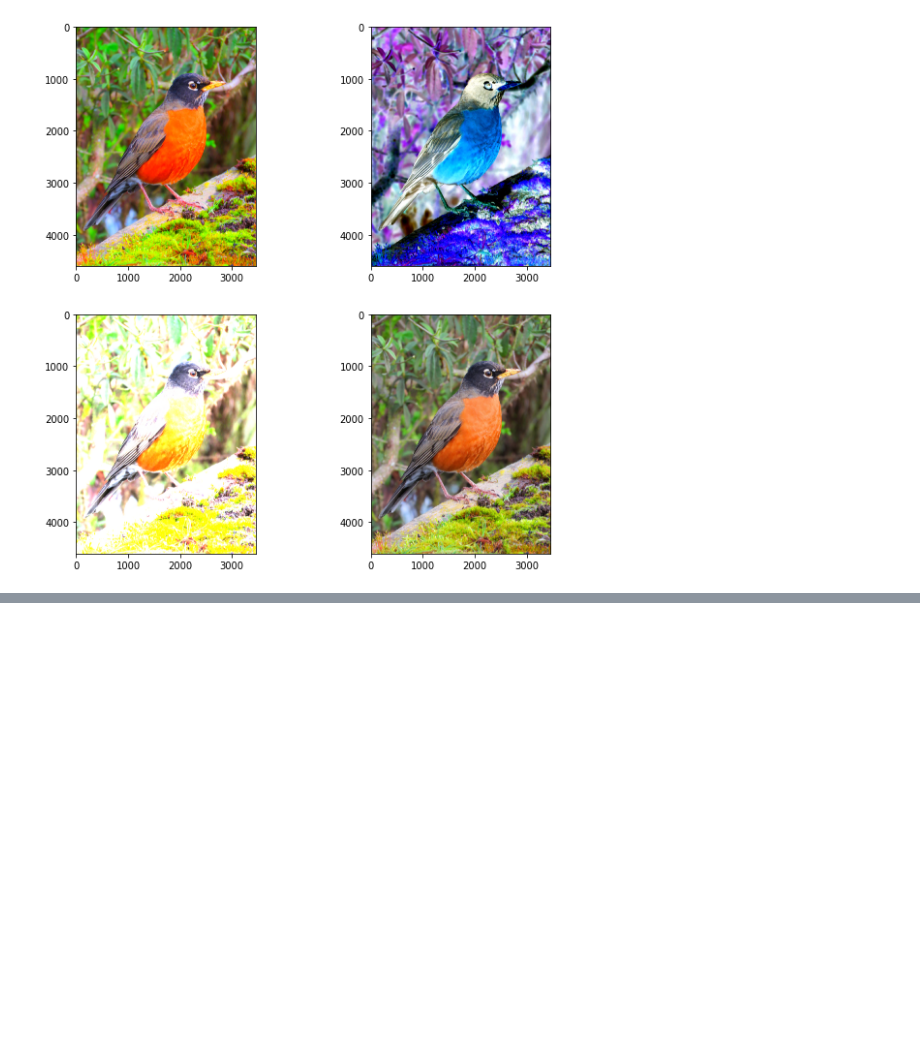
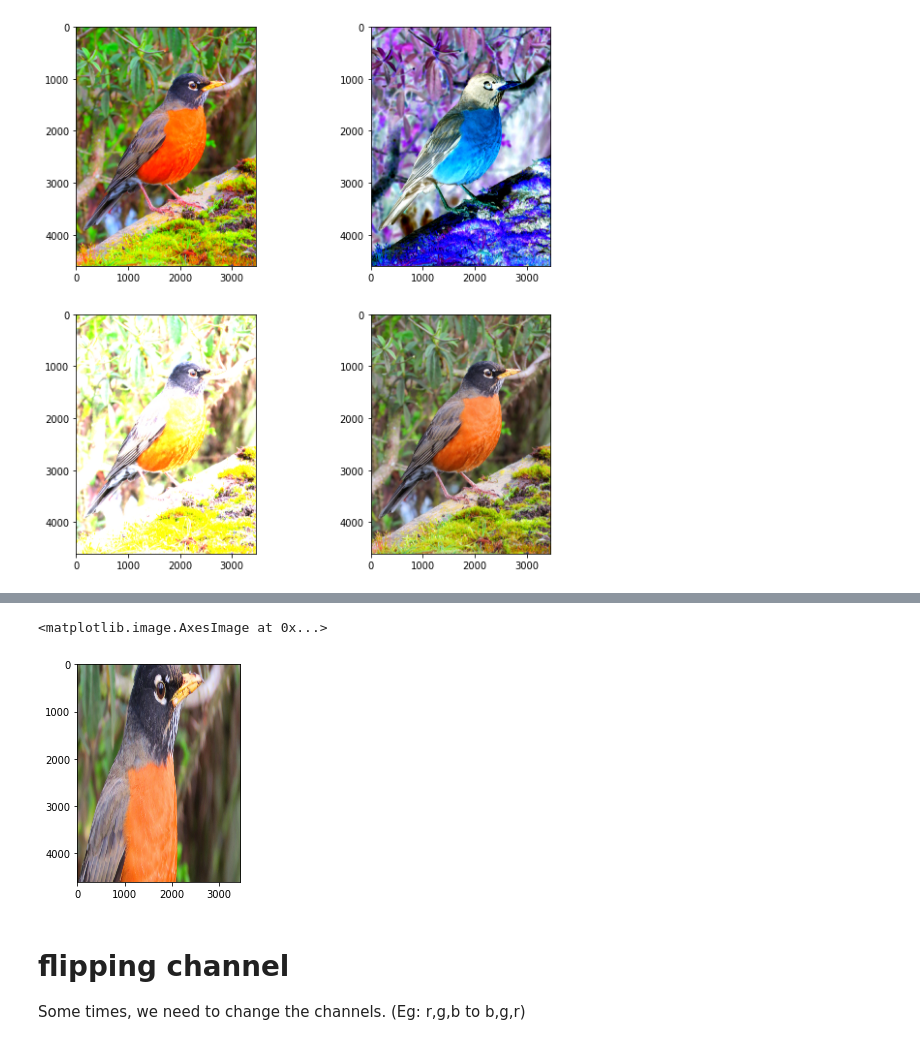
Before and after one commit to sowmR/PILSample, a Jupyter notebook: PILSample.ipynb, the cells around one changed output, grey strips where cells are left out. Drawn from its saved outputs; the diff is of its cells as text; code cells hidden in the pictures; blank space fills up the shorter version.

```diff
--- a/PILSample.ipynb
+++ b/PILSample.ipynb
@@ -269,0 +289,14 @@ Map a number of source quadrilaterals in  one operations
+# %%
+iT = image.copy()
+iT = iT.transform(iT.size,
+                  PIL.Image.EXTENT,
+                  (1000,1000,iT.size[0],iT.size[1]//2))
+## tuple = (x,y,width, height)
+plt.imshow(iT)
+# %% [output]
+<matplotlib.image.AxesImage at 0x...>
+[figure, added]
+# %% [markdown]
+# flipping channel
+
+Some times, we need to change the channels. (Eg: r,g,b to b,g,r)
```
Also changed, not shown: parts of 2 cells of this notebook.
